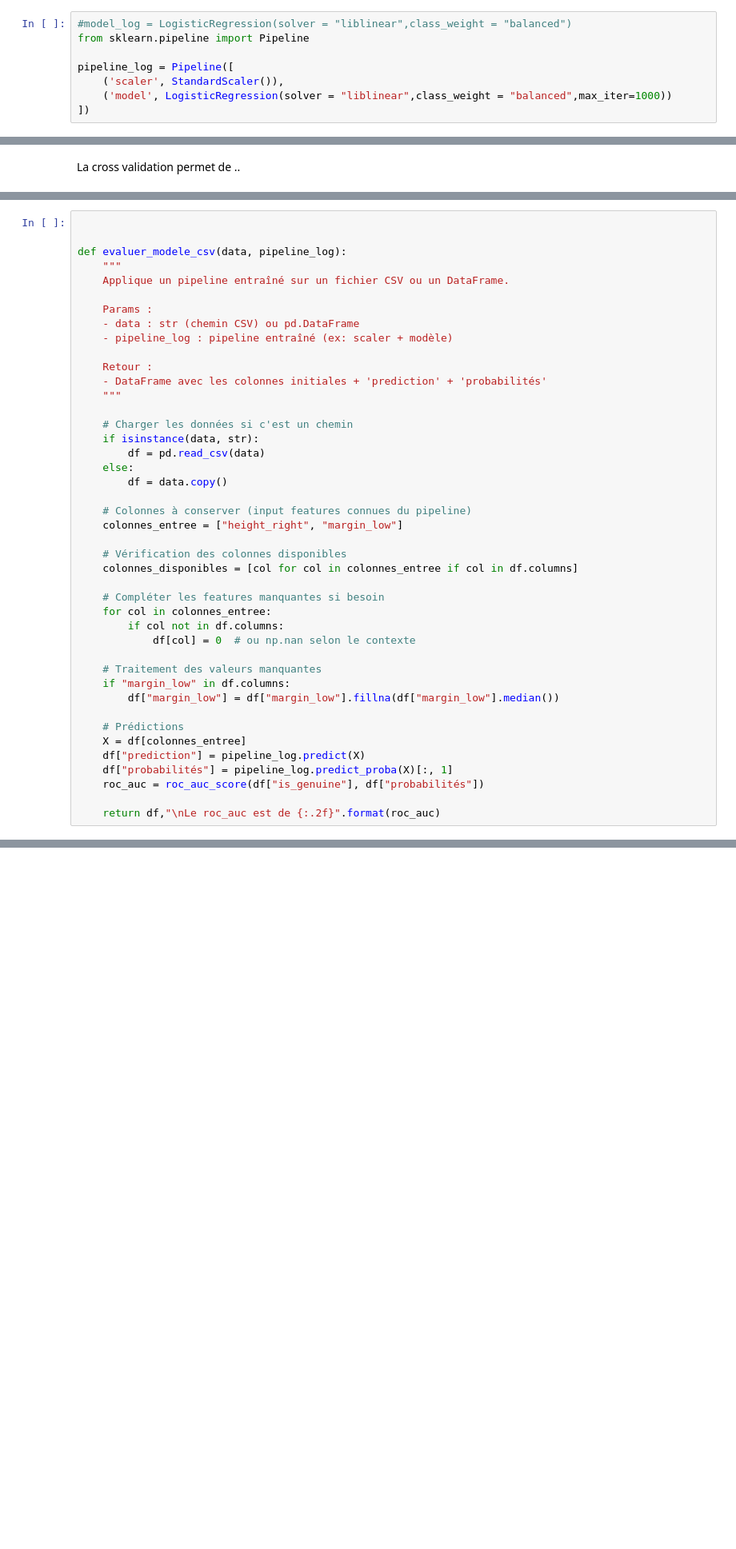
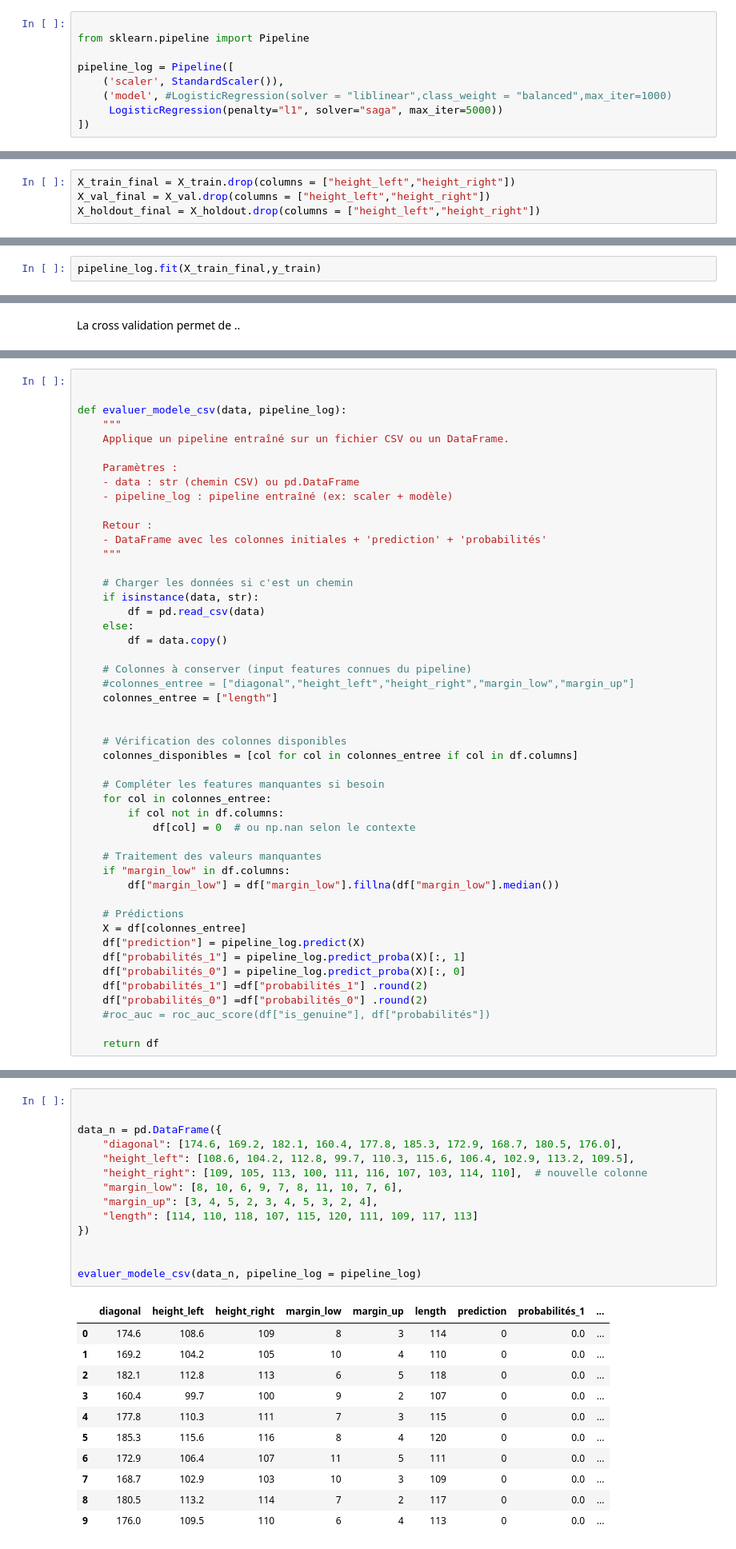
Before and after one commit to Mozart28/detection-faux-billets-api, a Jupyter notebook: Détection_faux_billets-3.ipynb 22-07-41-273.ipynb, the cells around one changed output, grey strips where cells are left out. Shown at 80% size. Drawn from its saved outputs; the diff is of its cells as text; blank space fills up the shorter version.

```diff
--- a/Détection_faux_billets-3.ipynb
+++ b/Détection_faux_billets-3.ipynb 22-07-41-273.ipynb
@@ -354,11 +365,12 @@ X_val, X_test, y_val, y_test = train_test_split(
   <h3 style="margin: 0; color: rgb(0,150,250);">Regression logistique</h3>
 </div>
 # %%
-#model_log = LogisticRegression(solver = "liblinear",class_weight = "balanced")
+
 from sklearn.pipeline import Pipeline
 
 pipeline_log = Pipeline([
     ('scaler', StandardScaler()),
-    ('model', LogisticRegression(solver = "liblinear",class_weight = "balanced",max_iter=1000))
+    ('model', #LogisticRegression(solver = "liblinear",class_weight = "balanced",max_iter=1000)
+     LogisticRegression(penalty="l1", solver="saga", max_iter=5000))
 ])
 # %%
@@ -371,0 +410,4 @@ Pipeline(steps=[('scaler', StandardScaler()),
+# %%
+X_train_final = X_train.drop(columns = ["height_left","height_right"])
+X_val_final = X_val.drop(columns = ["height_left","height_right"])
+X_holdout_final = X_holdout.drop(columns = ["height_left","height_right"])
@@ -371,0 +418,2 @@ Pipeline(steps=[('scaler', StandardScaler()),
+# %%
+pipeline_log.fit(X_train_final,y_train)
@@ -756,7 +1033,7 @@ def evaluer_modele_csv(data, pipeline_log):
     """
     Applique un pipeline entraîné sur un fichier CSV ou un DataFrame.
 
-    Params :
+    Paramètres :
     - data : str (chemin CSV) ou pd.DataFrame
     - pipeline_log : pipeline entraîné (ex: scaler + modèle)
 
@@ -771,7 +1048,9 @@ def evaluer_modele_csv(data, pipeline_log):
         df = data.copy()
 
     # Colonnes à conserver (input features connues du pipeline)
-    colonnes_entree = ["height_right", "margin_low"]
+    #colonnes_entree = ["diagonal","height_left","height_right","margin_low","margin_up"]
+    colonnes_entree = ["length"]
+
 
     # Vérification des colonnes disponibles
     colonnes_disponibles = [col for col in colonnes_entree if col in df.columns]
@@ -788,8 +1067,11 @@ def evaluer_modele_csv(data, pipeline_log):
     # Prédictions
     X = df[colonnes_entree]
     df["prediction"] = pipeline_log.predict(X)
-    df["probabilités"] = pipeline_log.predict_proba(X)[:, 1]
-    roc_auc = roc_auc_score(df["is_genuine"], df["probabilités"])
+    df["probabilités_1"] = pipeline_log.predict_proba(X)[:, 1]
+    df["probabilités_0"] = pipeline_log.predict_proba(X)[:, 0]
+    df["probabilités_1"] =df["probabilités_1"] .round(2)
+    df["probabilités_0"] =df["probabilités_0"] .round(2)
+    #roc_auc = roc_auc_score(df["is_genuine"], df["probabilités"])
 
-    return df,"\nLe roc_auc est de {:.2f}".format(roc_auc)
+    return df
 # %%
@@ -829,3 +1156,29 @@ roc_auc : 0.9375
+# %%
+
+
+data_n = pd.DataFrame({
+    "diagonal": [174.6, 169.2, 182.1, 160.4, 177.8, 185.3, 172.9, 168.7, 180.5, 176.0],
+    "height_left": [108.6, 104.2, 112.8, 99.7, 110.3, 115.6, 106.4, 102.9, 113.2, 109.5],
+    "height_right": [109, 105, 113, 100, 111, 116, 107, 103, 114, 110],  # nouvelle colonne
+    "margin_low": [8, 10, 6, 9, 7, 8, 11, 10, 7, 6],
+    "margin_up": [3, 4, 5, 2, 3, 4, 5, 3, 2, 4],
+    "length": [114, 110, 118, 107, 115, 120, 111, 109, 117, 113]
+})
+
+
+evaluer_modele_csv(data_n, pipeline_log = pipeline_log)
+# %% [output]
+|  | diagonal | height_left | height_right | margin_low | margin_up | length | prediction | probabilités_1 | ... |
+| 0 | 174.6 | 108.6 | 109 | 8 | 3 | 114 | 0 | 0.0 | ... |
+| 1 | 169.2 | 104.2 | 105 | 10 | 4 | 110 | 0 | 0.0 | ... |
+| 2 | 182.1 | 112.8 | 113 | 6 | 5 | 118 | 0 | 0.0 | ... |
+| 3 | 160.4 | 99.7 | 100 | 9 | 2 | 107 | 0 | 0.0 | ... |
+| 4 | 177.8 | 110.3 | 111 | 7 | 3 | 115 | 0 | 0.0 | ... |
+| 5 | 185.3 | 115.6 | 116 | 8 | 4 | 120 | 0 | 0.0 | ... |
+| 6 | 172.9 | 106.4 | 107 | 11 | 5 | 111 | 0 | 0.0 | ... |
+| 7 | 168.7 | 102.9 | 103 | 10 | 3 | 109 | 0 | 0.0 | ... |
+| 8 | 180.5 | 113.2 | 114 | 7 | 2 | 117 | 0 | 0.0 | ... |
+| 9 | 176.0 | 109.5 | 110 | 6 | 4 | 113 | 0 | 0.0 | ... |
 # %%
 print(pd.concat([X_test.head(10), y_test.head(10)], axis=1))
 # %% [output]
```
Also changed, not shown: parts of 107 cells of this notebook, 4 other files.
